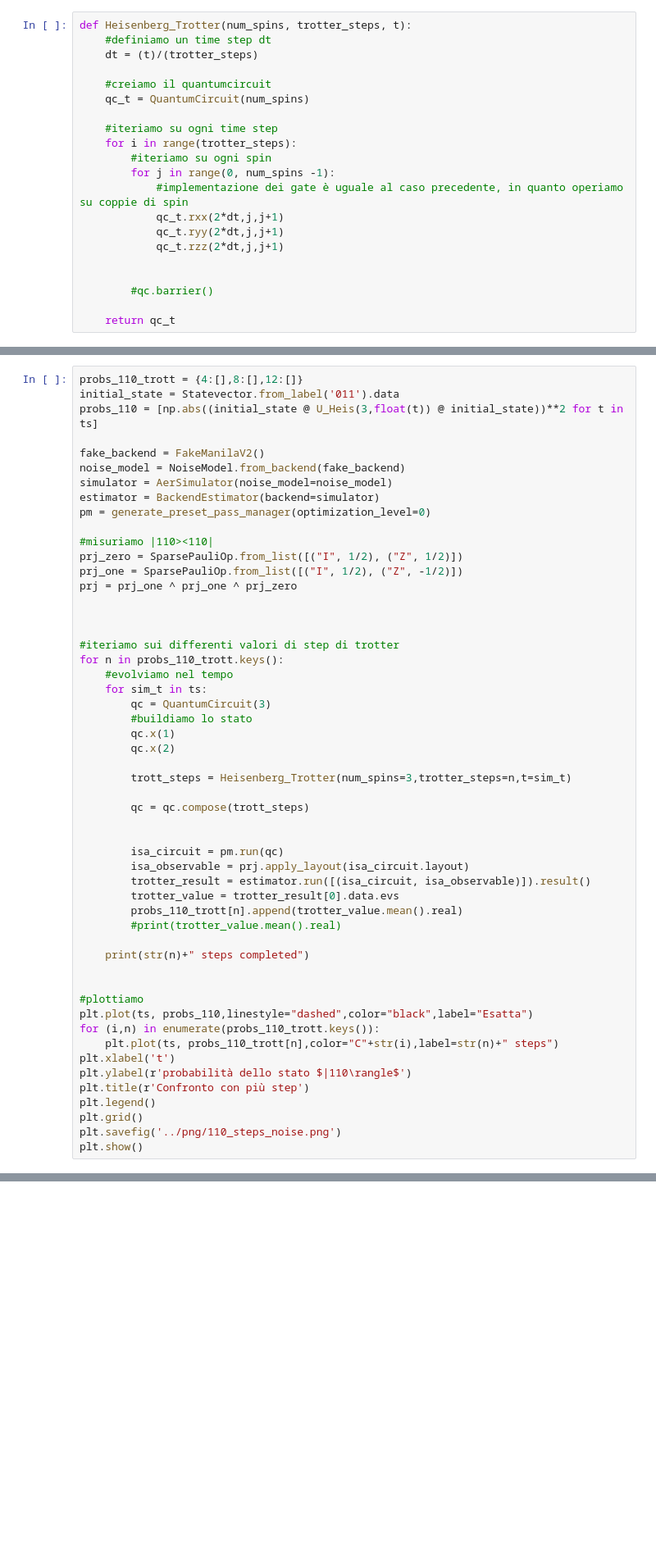
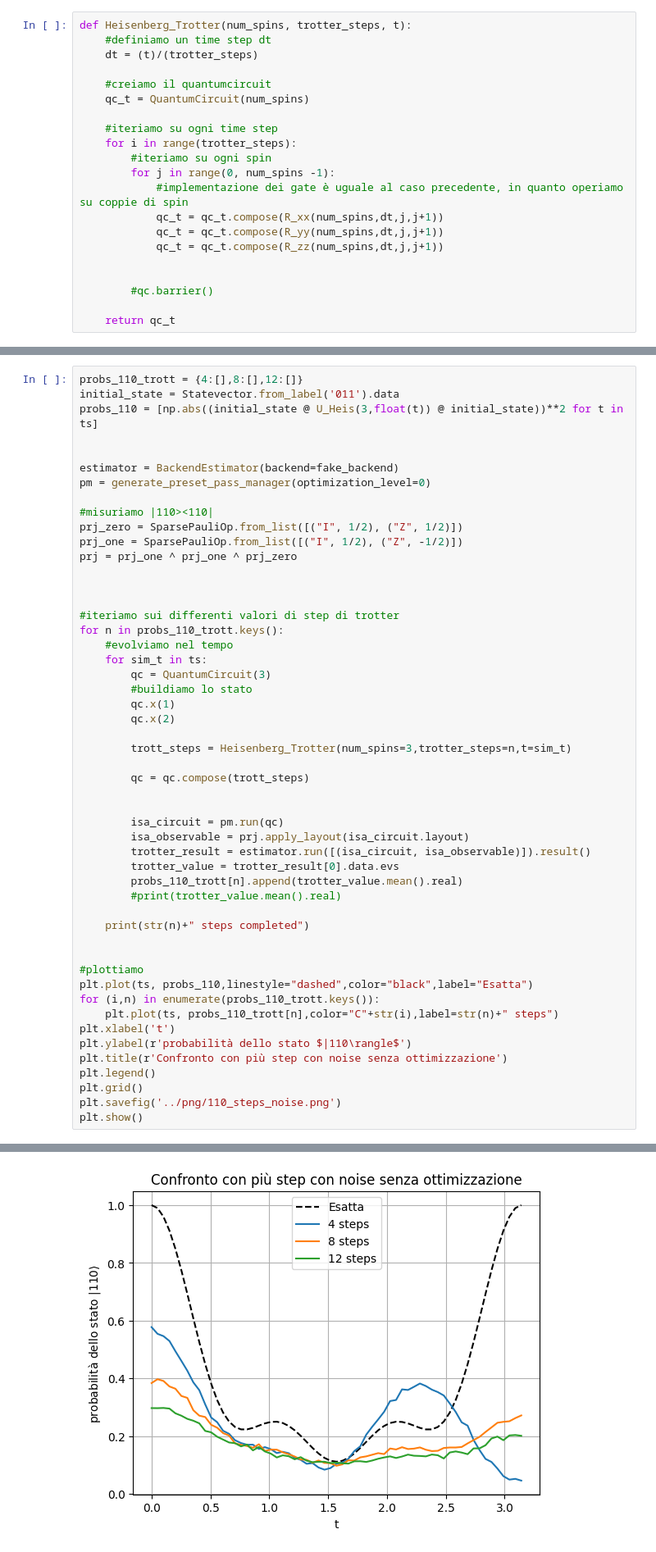
Before and after one commit to qismib/TETrIs, a Jupyter notebook: notebooks/first_exercise.ipynb, the cells around one changed output, grey strips where cells are left out. Shown at 82% size. Drawn from its saved outputs; the diff is of its cells as text; blank space fills up the shorter version.

```diff
--- a/notebooks/first_exercise.ipynb
+++ b/notebooks/first_exercise.ipynb
@@ -306,9 +340,9 @@ def Heisenberg_Trotter(num_spins, trotter_steps, t):
         #iteriamo su ogni spin
         for j in range(0, num_spins -1):
             #implementazione dei gate è uguale al caso precedente, in quanto operiamo su coppie di spin
-            qc_t.rxx(2*dt,j,j+1)
-            qc_t.ryy(2*dt,j,j+1)
-            qc_t.rzz(2*dt,j,j+1)
+            qc_t = qc_t.compose(R_xx(num_spins,dt,j,j+1))
+            qc_t = qc_t.compose(R_yy(num_spins,dt,j,j+1))
+            qc_t = qc_t.compose(R_zz(num_spins,dt,j,j+1))
 
 
         #qc.barrier()
@@ -378,10 +412,8 @@ probs_110_trott = {4:[],8:[],12:[]}
 initial_state = Statevector.from_label('011').data
 probs_110 = [np.abs((initial_state @ U_Heis(3,float(t)) @ initial_state))**2 for t in ts]
 
-fake_backend = FakeManilaV2()
-noise_model = NoiseModel.from_backend(fake_backend)
-simulator = AerSimulator(noise_model=noise_model)
-estimator = BackendEstimator(backend=simulator)
+
+estimator = BackendEstimator(backend=fake_backend)
 pm = generate_preset_pass_manager(optimization_level=0)
 
 #misuriamo |110><110|
@@ -421,7 +453,7 @@ for (i,n) in enumerate(probs_110_trott.keys()):
     plt.plot(ts, probs_110_trott[n],color="C"+str(i),label=str(n)+" steps")
 plt.xlabel('t')
 plt.ylabel(r'probabilità dello stato $|110\rangle$')
-plt.title(r'Confronto con più step')
+plt.title(r'Confronto con più step con noise senza ottimizzazione')
 plt.legend()
 plt.grid()
 plt.savefig('../png/110_steps_noise.png')
@@ -430,0 +465 @@ NameError: name 'Statevector' is not defined
+[figure, added]
```
Also changed, not shown: parts of 6 cells of this notebook, 18 other files.
